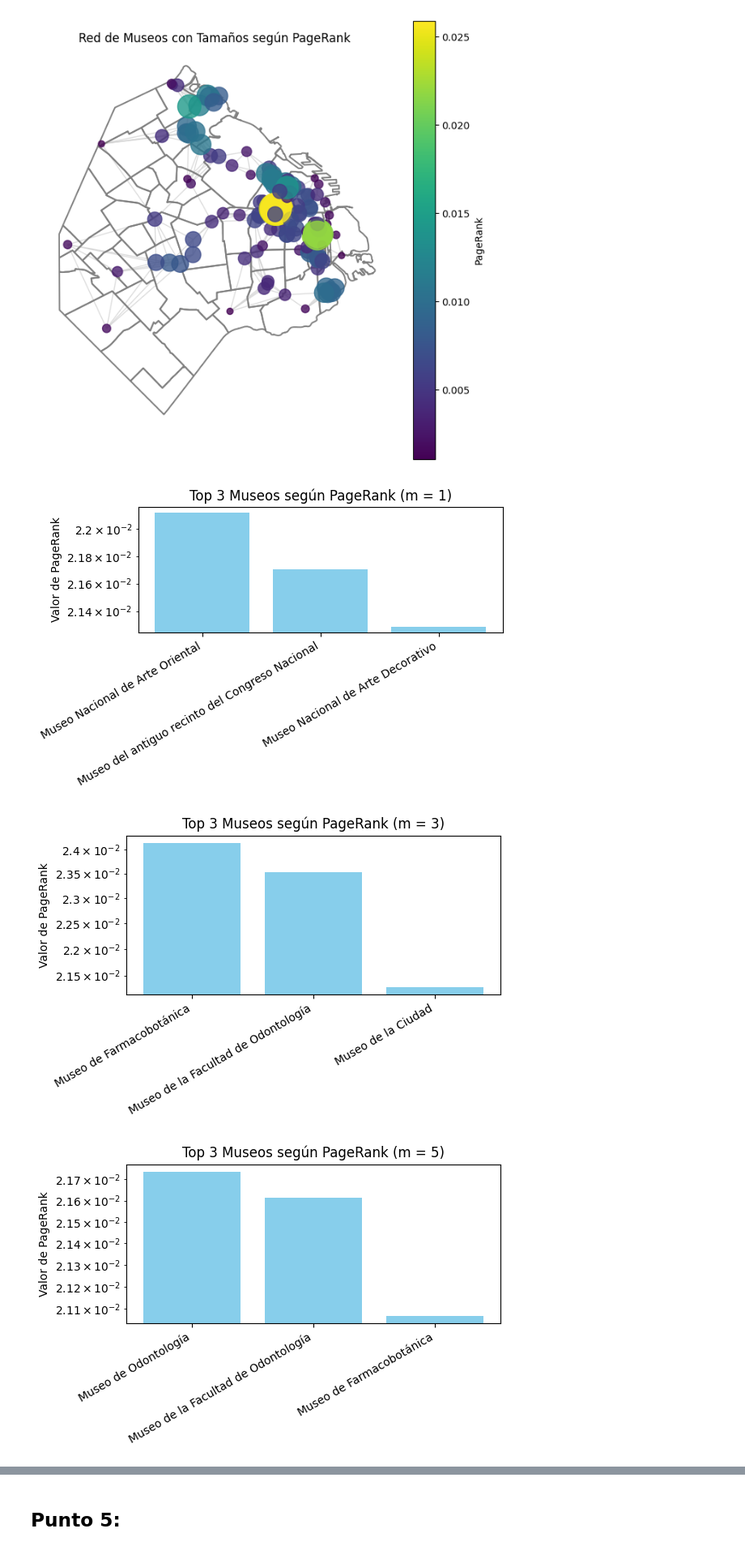
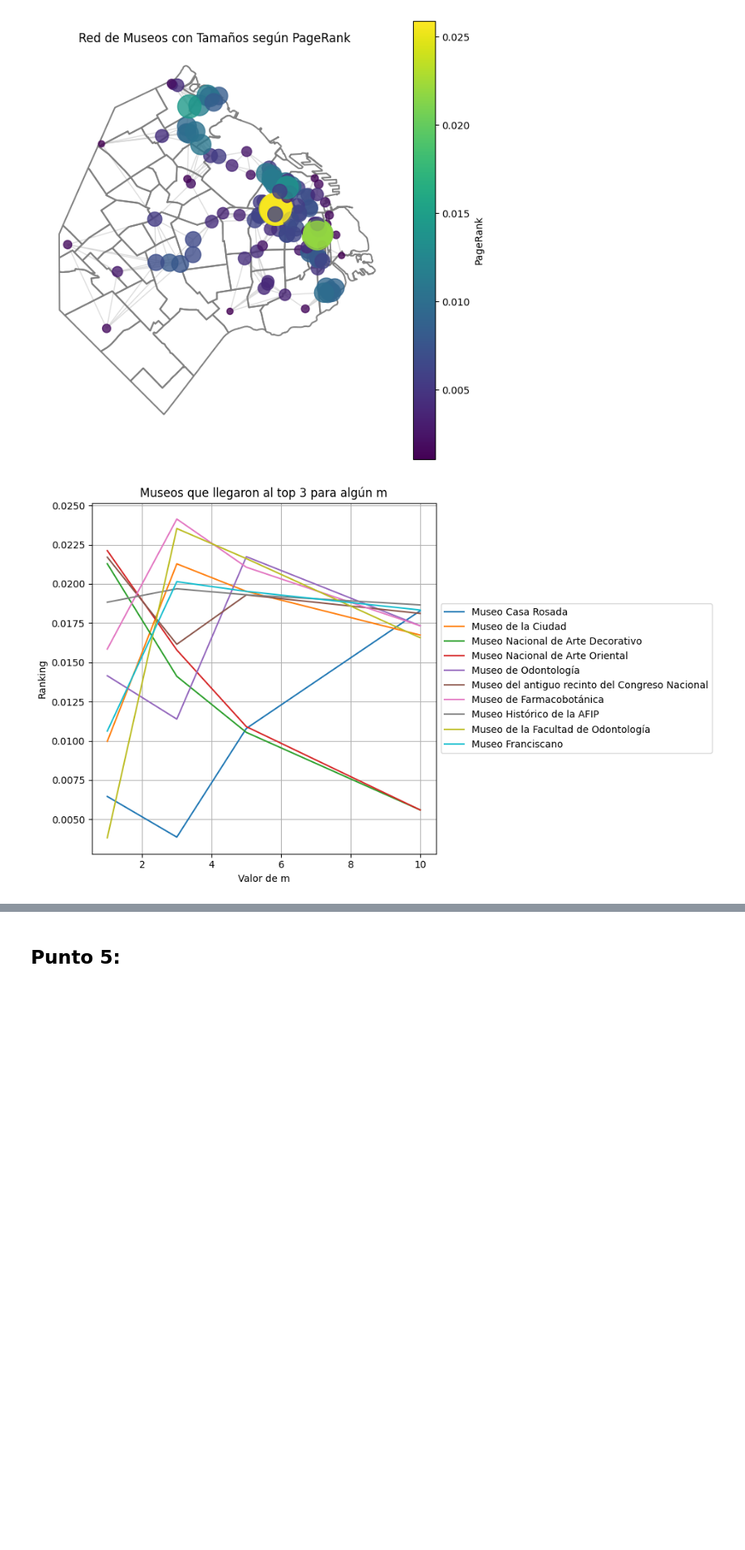
Before and after one commit to viespil/Algebra, a Jupyter notebook: TP1_ALC.ipynb, the cells around one changed output, grey strips where cells are left out. Shown at 81% size. Cells and saved outputs as stored; diff of their text form; code cells hidden in the pictures; blank space fills up the shorter version.

```diff
--- a/TP1_ALC.ipynb
+++ b/TP1_ALC.ipynb
@@ -319,6 +301,30 @@ def graficar_top3_por_param(pagerank_list, param_values, museos, param_name="m",
+# %%
+def graficar_pageranks_por_param(pagerank_list, param_values, museums, param_name):
+  top_indexes = []
+
+  for i, p in enumerate(pagerank_list):
+    param_val = param_values[i]
+    top_indexes += np.argsort(p)[-3:][::-1].tolist()
+
+  top_indexes = np.unique(top_indexes)
+  museums_rank_variation = np.array(pagerank_list).T
+  names = museums.iloc[:]['name'].values
+
+  plt.figure(figsize=(10, 6))
+
+  for i in top_indexes:
+    plt.plot(param_values, museums_rank_variation[i], label=names[i])
+
+  plt.title(f"Museos que llegaron al top 3 para algún {param_name}")
+  plt.xlabel(f"Valor de {param_name}")
+  plt.ylabel("Ranking")
+  plt.legend()
+  plt.grid(True)
+
+  plt.legend(loc='center left', bbox_to_anchor=(1, 0.5))
+  plt.tight_layout()
+  plt.show()
 # %%
-graficar_top3_por_param(pageranks_por_m, m_vals, museos, param_name="m")
+graficar_pageranks_por_param(pageranks_por_m, m_vals, museos, 'm')
 # %% [output]
-[figure, old version]
+[figure, new version]
-[figure, removed]
-[figure, removed]
```
Also changed, not shown: parts of 7 cells of this notebook.
